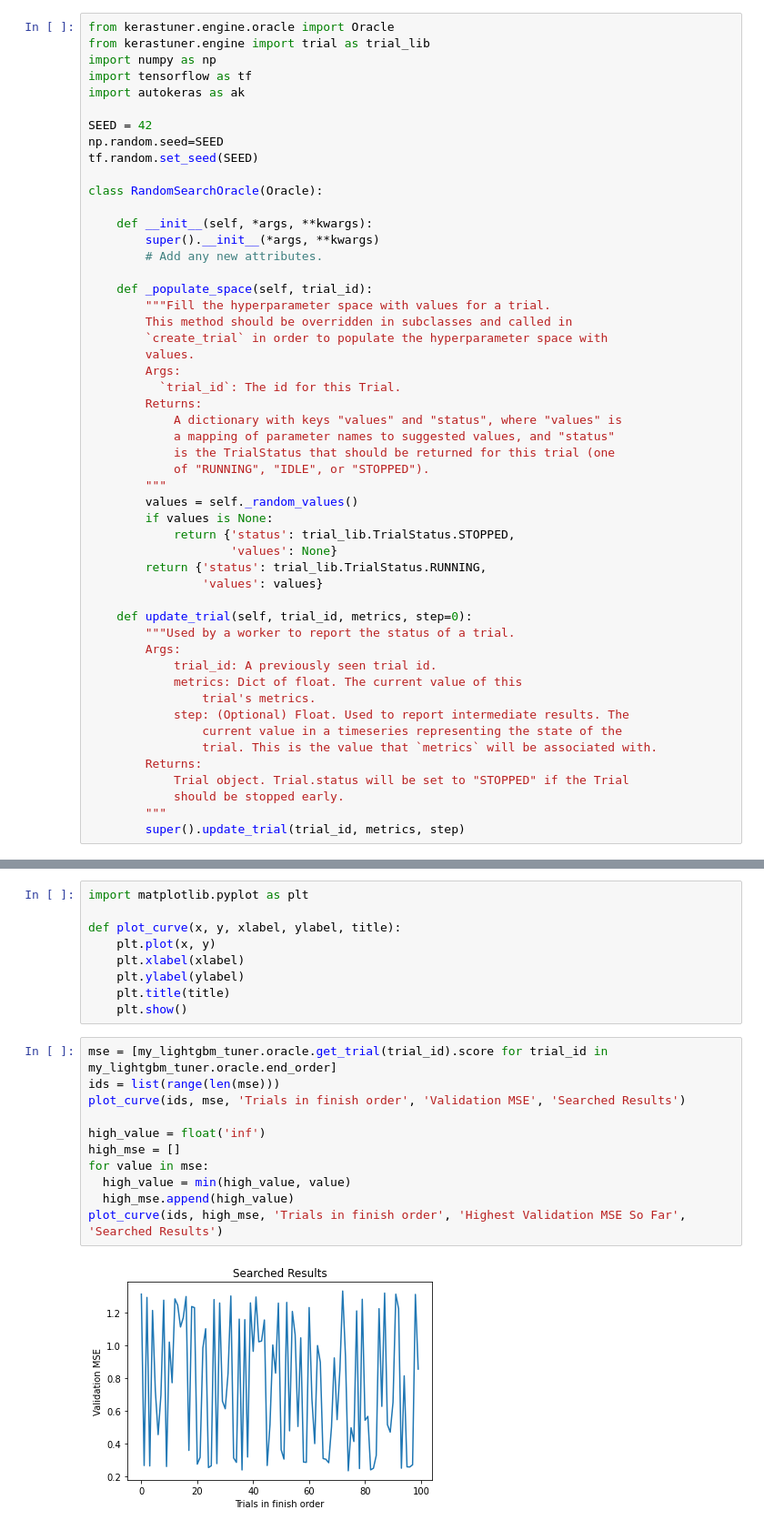
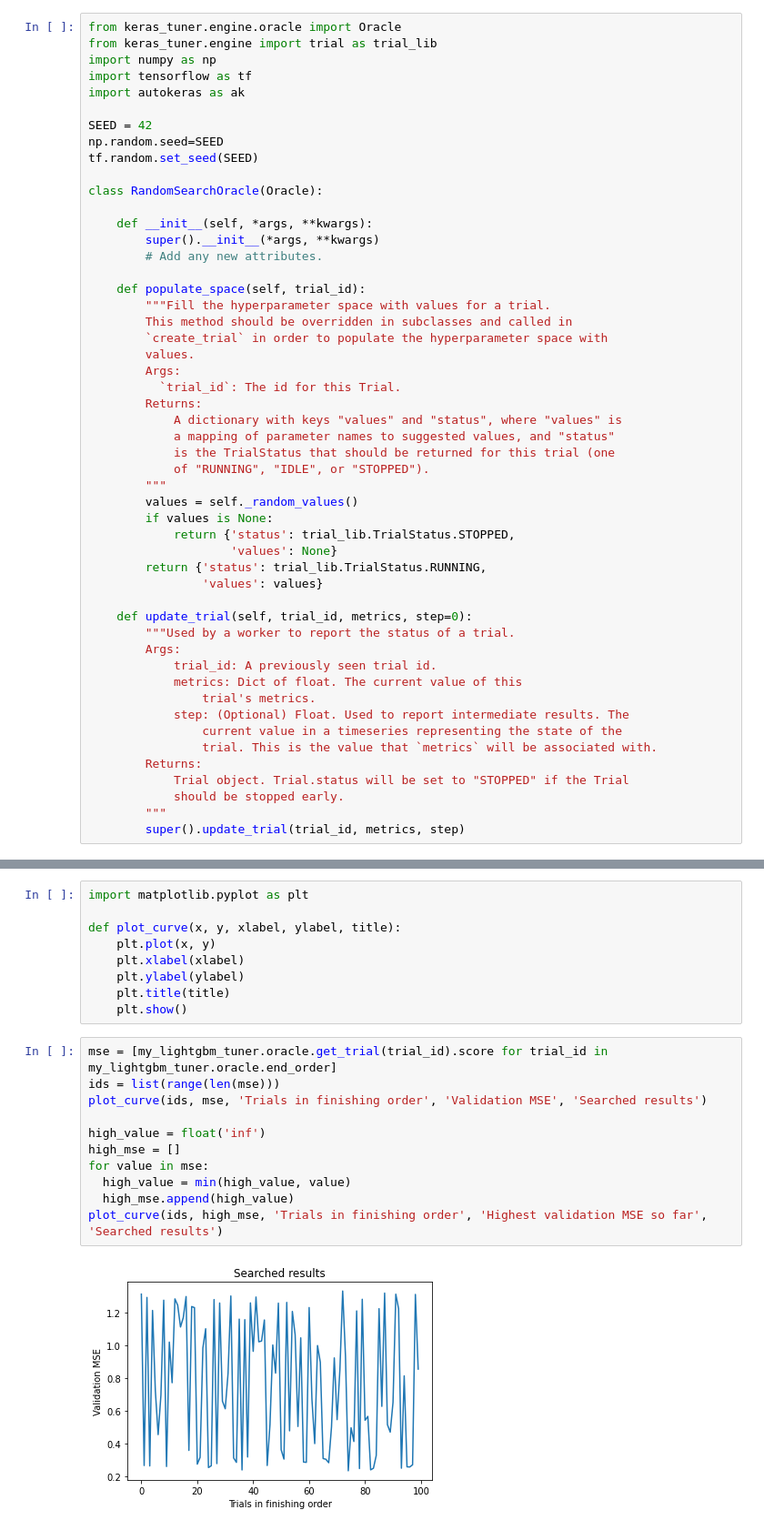
Before and after one commit to datamllab/automl-in-action-notebooks, a Jupyter notebook: 7.2-Random-Searcher.ipynb, the cells around one changed output, grey strips where cells are left out. Shown at 91% size. Drawn from its saved outputs; the diff is of its cells as text.

```diff
--- a/7.2-Random-Searcher.ipynb
+++ b/7.2-Random-Searcher.ipynb
@@ -143,8 +144,8 @@ The prediction MSE on test set: 0.22039670222190072
 # %% [markdown]
 ### Customize random search algorithm
 # %%
-from kerastuner.engine.oracle import Oracle
-from kerastuner.engine import trial as trial_lib
+from keras_tuner.engine.oracle import Oracle
+from keras_tuner.engine import trial as trial_lib
 import numpy as np
 import tensorflow as tf
 import autokeras as ak
@@ -159,7 +160,7 @@ class RandomSearchOracle(Oracle):
         super().__init__(*args, **kwargs)
         # Add any new attributes.
 
-    def _populate_space(self, trial_id):
+    def populate_space(self, trial_id):
         """Fill the hyperparameter space with values for a trial.
         This method should be overridden in subclasses and called in
         `create_trial` in order to populate the hyperparameter space with
@@ -236,13 +237,13 @@ def plot_curve(x, y, xlabel, ylabel, title):
 # %%
 mse = [my_lightgbm_tuner.oracle.get_trial(trial_id).score for trial_id in my_lightgbm_tuner.oracle.end_order]
 ids = list(range(len(mse)))
-plot_curve(ids, mse, 'Trials in finish order', 'Validation MSE', 'Searched Results')
+plot_curve(ids, mse, 'Trials in finishing order', 'Validation MSE', 'Searched results')
 
 high_value = float('inf')
 high_mse = []
 for value in mse:
   high_value = min(high_value, value)
   high_mse.append(high_value)
-plot_curve(ids, high_mse, 'Trials in finish order', 'Highest Validation MSE So Far', 'Searched Results')
+plot_curve(ids, high_mse, 'Trials in finishing order', 'Highest validation MSE so far', 'Searched results')
 # %% [output]
-[figure, old version]
+[figure, new version]
```
Also changed, not shown: parts of 6 cells of this notebook, 2 other files.
